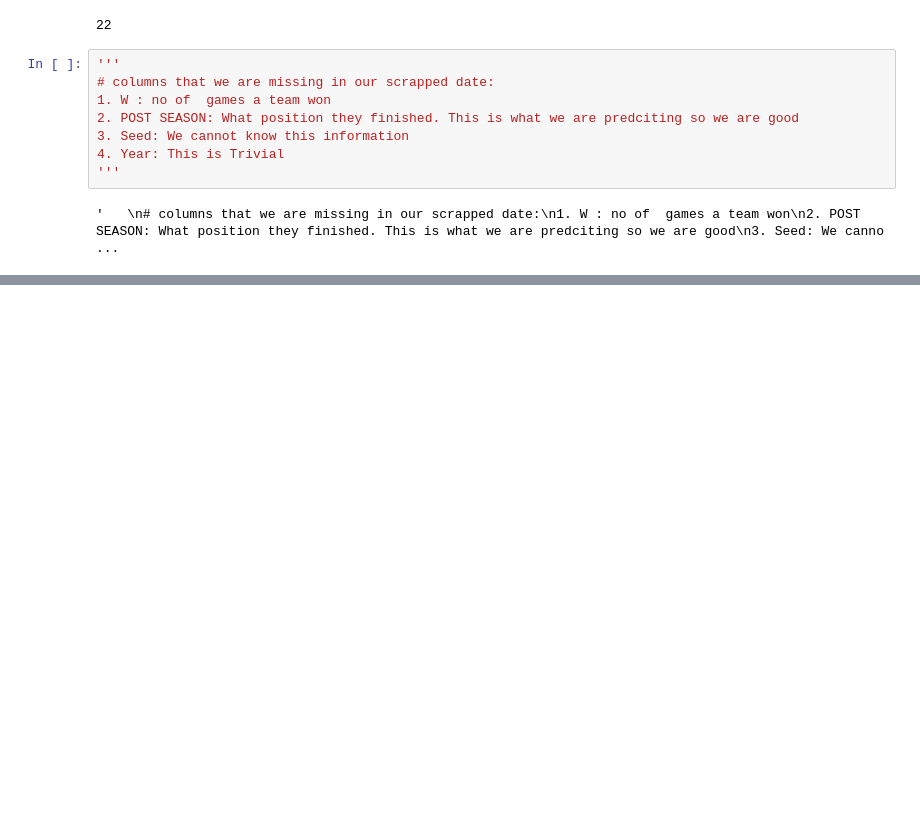
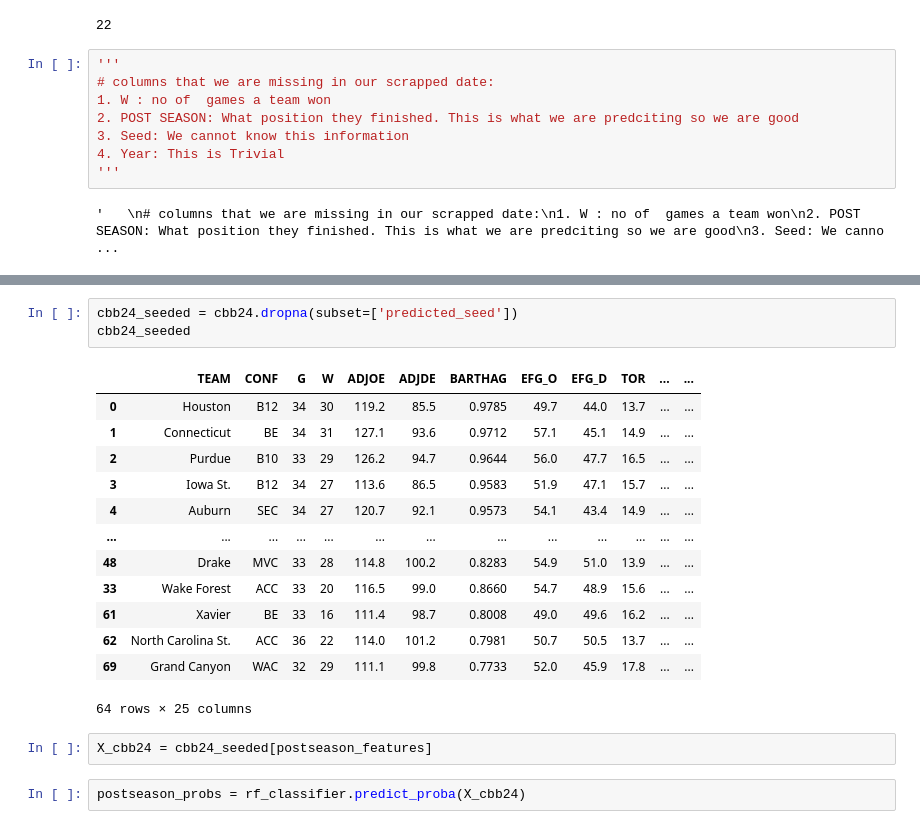
Before and after one commit to danishmaknojia/Final_Project_DE, a Jupyter notebook: data_clense.ipynb, the cells around one changed output, grey strips where cells are left out. Saved outputs shown, nothing was run; the diff lists cells and outputs as text; blank space fills up the shorter version.

```diff
--- a/data_clense.ipynb
+++ b/data_clense.ipynb
@@ -306,0 +316,21 @@ teams_make_march_madness[teams_make_march_madness['TEAM'] == 'Purdue']
+# %%
+cbb24_seeded = cbb24.dropna(subset=['predicted_seed'])
+cbb24_seeded
+# %% [output]
+|  | TEAM | CONF | G | W | ADJOE | ADJDE | BARTHAG | EFG_O | EFG_D | TOR | ... | ... |
+| 0 | Houston | B12 | 34 | 30 | 119.2 | 85.5 | 0.9785 | 49.7 | 44.0 | 13.7 | ... | ... |
+| 1 | Connecticut | BE | 34 | 31 | 127.1 | 93.6 | 0.9712 | 57.1 | 45.1 | 14.9 | ... | ... |
+| 2 | Purdue | B10 | 33 | 29 | 126.2 | 94.7 | 0.9644 | 56.0 | 47.7 | 16.5 | ... | ... |
+| 3 | Iowa St. | B12 | 34 | 27 | 113.6 | 86.5 | 0.9583 | 51.9 | 47.1 | 15.7 | ... | ... |
+| 4 | Auburn | SEC | 34 | 27 | 120.7 | 92.1 | 0.9573 | 54.1 | 43.4 | 14.9 | ... | ... |
+| ... | ... | ... | ... | ... | ... | ... | ... | ... | ... | ... | ... | ... |
+| 48 | Drake | MVC | 33 | 28 | 114.8 | 100.2 | 0.8283 | 54.9 | 51.0 | 13.9 | ... | ... |
+| 33 | Wake Forest | ACC | 33 | 20 | 116.5 | 99.0 | 0.8660 | 54.7 | 48.9 | 15.6 | ... | ... |
+| 61 | Xavier | BE | 33 | 16 | 111.4 | 98.7 | 0.8008 | 49.0 | 49.6 | 16.2 | ... | ... |
+| 62 | North Carolina St. | ACC | 36 | 22 | 114.0 | 101.2 | 0.7981 | 50.7 | 50.5 | 13.7 | ... | ... |
+| 69 | Grand Canyon | WAC | 32 | 29 | 111.1 | 99.8 | 0.7733 | 52.0 | 45.9 | 17.8 | ... | ... |
+64 rows × 25 columns
+# %%
+X_cbb24 = cbb24_seeded[postseason_features]
+# %%
+postseason_probs = rf_classifier.predict_proba(X_cbb24)
```
Also changed, not shown: parts of 25 cells of this notebook, 2 other files.
